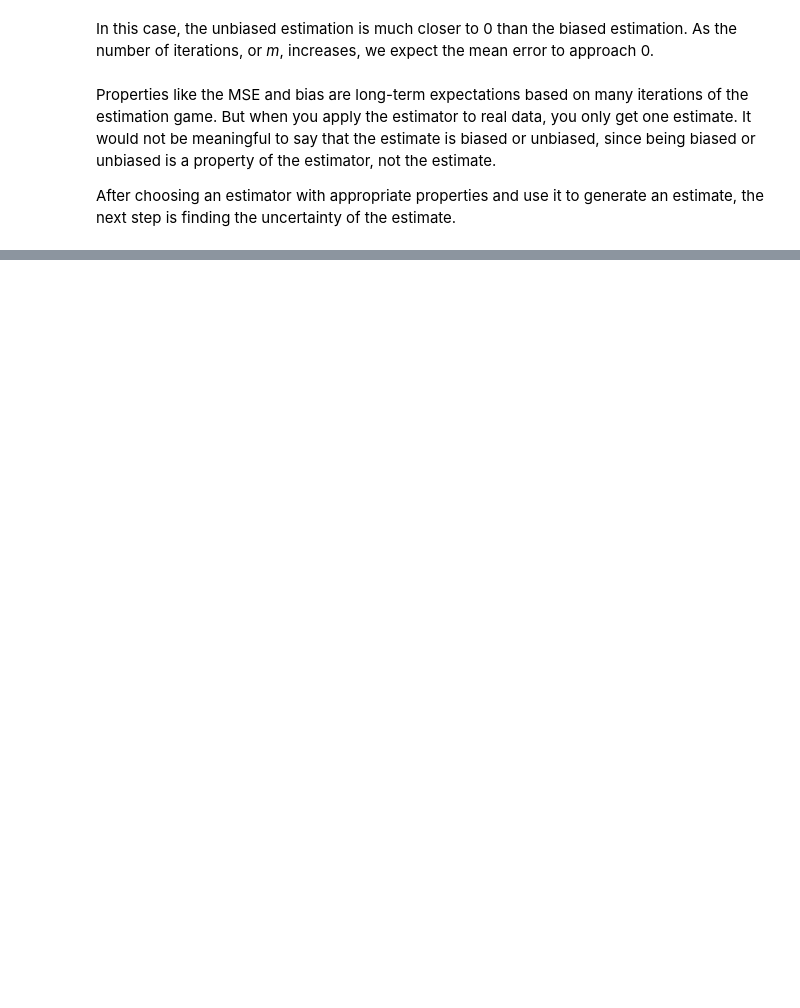
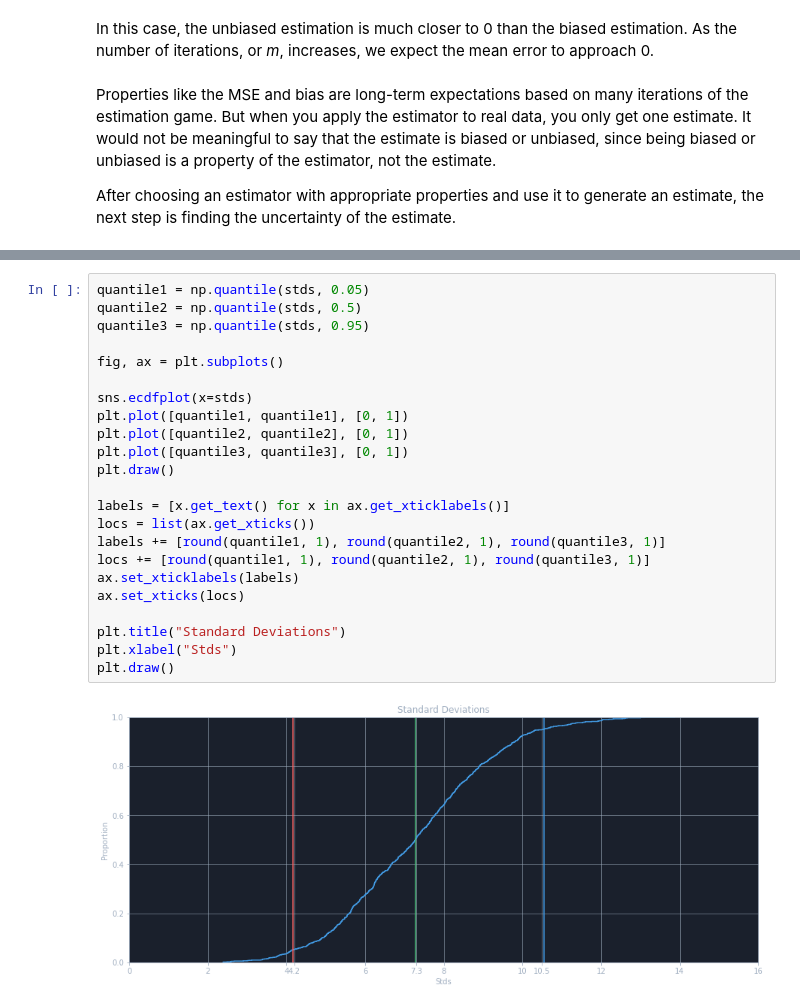
Before and after one commit to Devwulf/road-to-data-science, a Jupyter notebook: statistics/08 - Estimation.ipynb, the cells around one changed output, grey strips where cells are left out. Drawn from its saved outputs; the diff is of its cells as text; blank space fills up the shorter version.

```diff
--- a/statistics/08 - Estimation.ipynb
+++ b/statistics/08 - Estimation.ipynb
@@ -138,0 +217,25 @@ After choosing an estimator with appropriate properties and use it to generate a
+# %%
+quantile1 = np.quantile(stds, 0.05)
+quantile2 = np.quantile(stds, 0.5)
+quantile3 = np.quantile(stds, 0.95)
+
+fig, ax = plt.subplots()
+
+sns.ecdfplot(x=stds)
+plt.plot([quantile1, quantile1], [0, 1])
+plt.plot([quantile2, quantile2], [0, 1])
+plt.plot([quantile3, quantile3], [0, 1])
+plt.draw()
+
+labels = [x.get_text() for x in ax.get_xticklabels()]
+locs = list(ax.get_xticks())
+labels += [round(quantile1, 1), round(quantile2, 1), round(quantile3, 1)]
+locs += [round(quantile1, 1), round(quantile2, 1), round(quantile3, 1)]
+ax.set_xticklabels(labels)
+ax.set_xticks(locs)
+
+plt.title("Standard Deviations")
+plt.xlabel("Stds")
+plt.draw()
+# %% [output]
+[figure, added]
```
Also changed, not shown: parts of 17 cells of this notebook, 1 other file.
